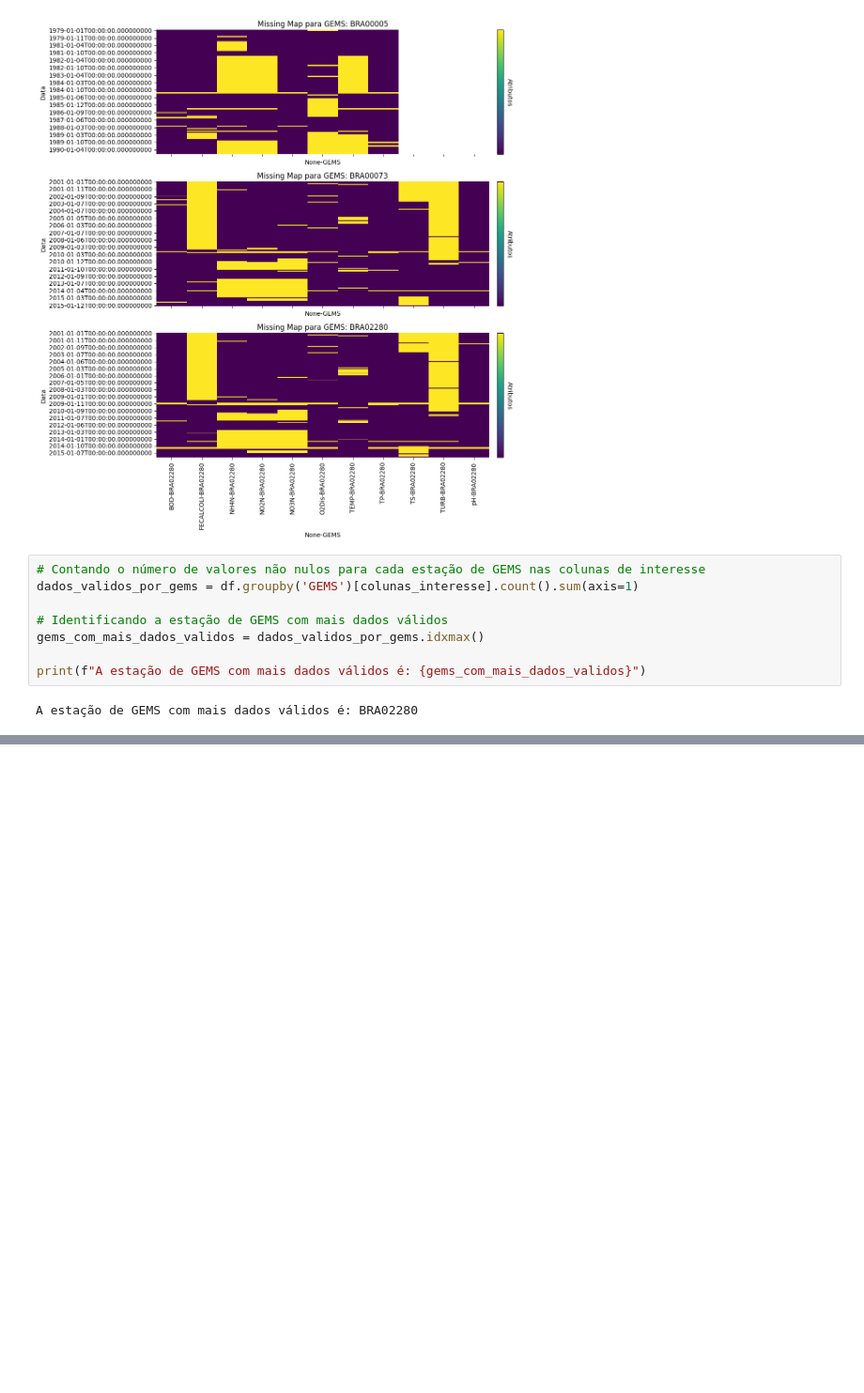
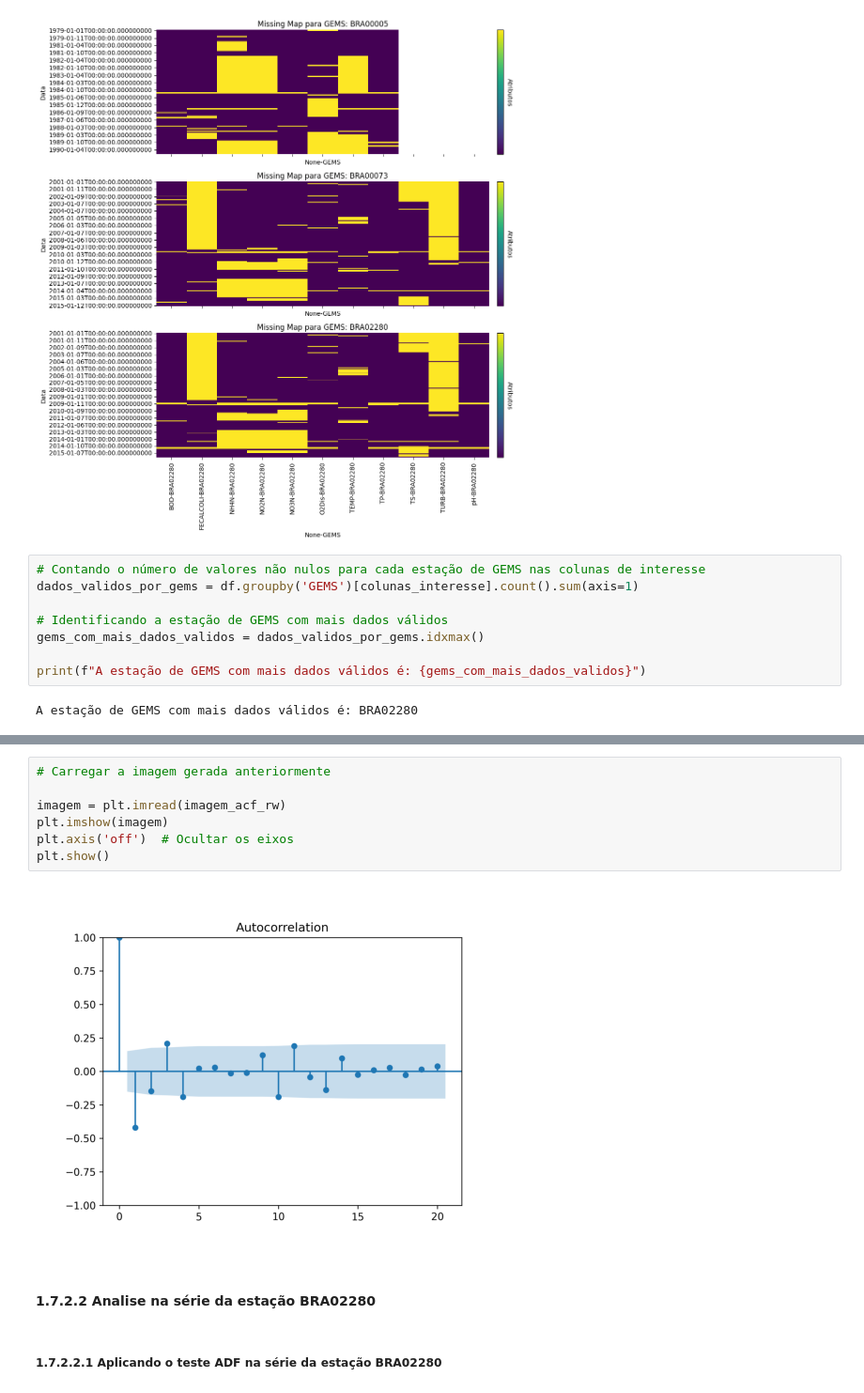
Before and after one commit to laurosampaio/MESC_IA_2023_Data_Science_Seminario_WQI, a Jupyter notebook: MESC_IA_2023_2_DS_SeminárioV2.ipynb, the cells around one changed output, grey strips where cells are left out. Shown at 94% size. Saved outputs shown, nothing was run; the diff lists cells and outputs as text; blank space fills up the shorter version.

```diff
--- a/MESC_IA_2023_2_DS_SeminárioV2.ipynb
+++ b/MESC_IA_2023_2_DS_SeminárioV2.ipynb
@@ -398,0 +435,13 @@ KeyError: ignored
+# %%
+# Carregar a imagem gerada anteriormente
+
+imagem = plt.imread(imagem_acf_rw)
+plt.imshow(imagem)
+plt.axis('off')  # Ocultar os eixos
+plt.show()
+# %% [output]
+[figure, added]
+# %% [markdown]
+#### 1.7.2.2 Analise na série da estação BRA02280
+# %% [markdown]
+##### 1.7.2.2.1 Aplicando o teste ADF na série da estação BRA02280
```
Also changed, not shown: parts of 43 cells of this notebook.
